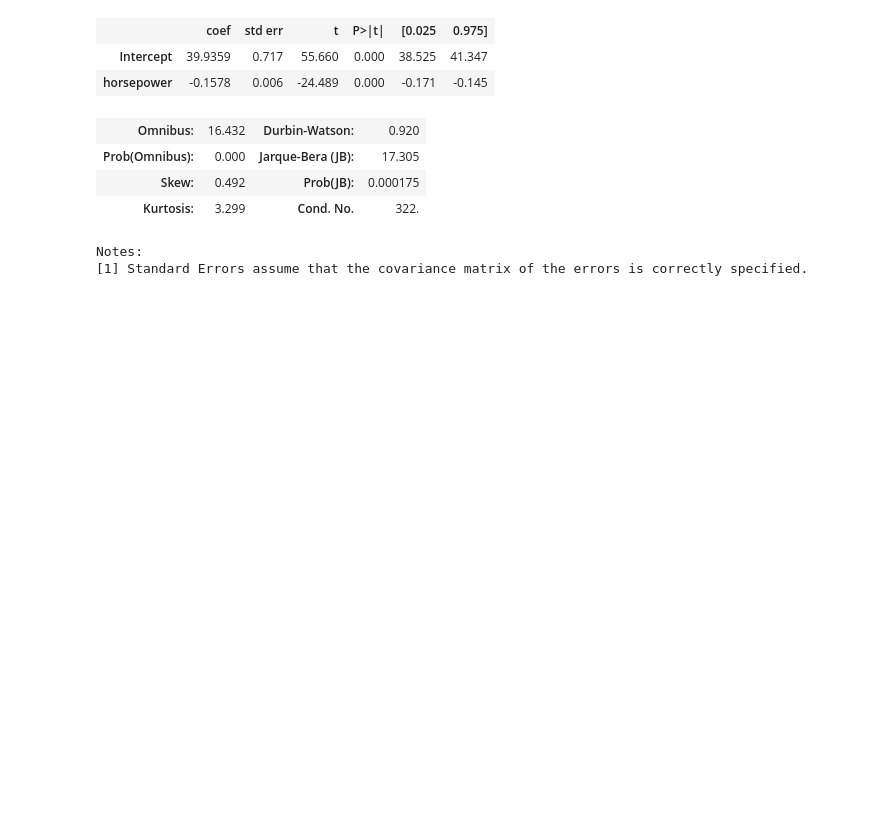
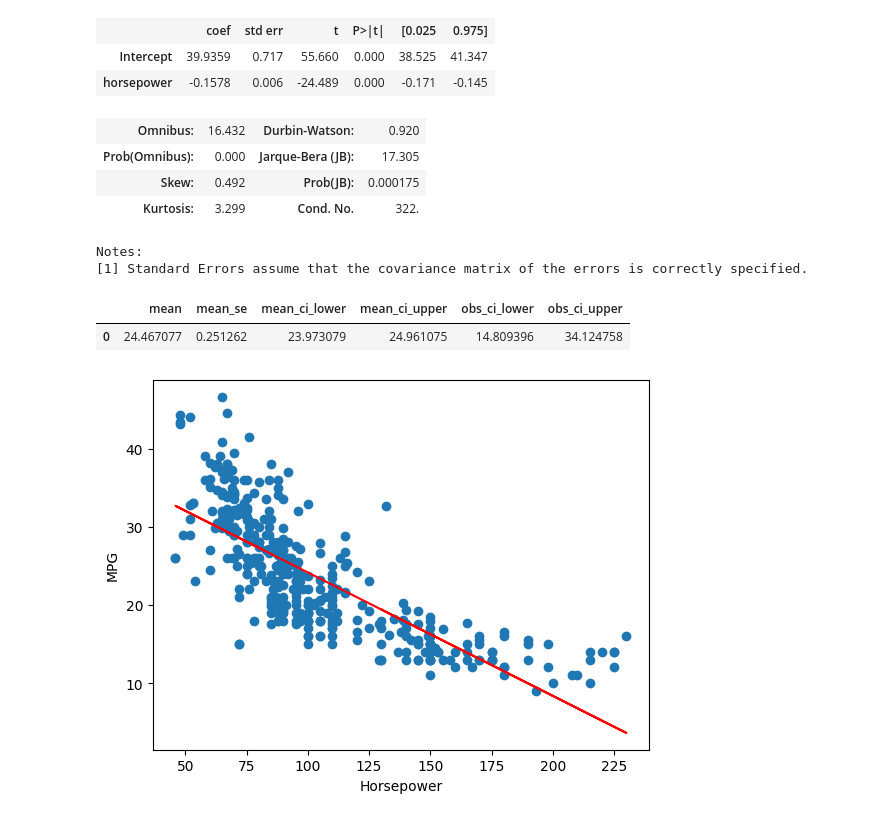
Before and after one commit to samjingwen/islp, a Jupyter notebook: ch03/ch03.ipynb, the cells around one changed output. Drawn from its saved outputs; the diff is of its cells as text; code cells hidden in the pictures; blank space fills up the shorter version.

```diff
--- a/ch03/ch03.ipynb
+++ b/ch03/ch03.ipynb
@@ -52,3 +55,17 @@ OLS Regression Results
 | Kurtosis: | 3.299 | Cond. No. | 322. |
 Notes:
 [1] Standard Errors assume that the covariance matrix of the errors is correctly specified.
+# %%
+predictions = model.get_prediction(pd.DataFrame({'horsepower': [98]}))
+predictions.summary_frame(alpha=0.05)
+# %% [output]
+|  | mean | mean_se | mean_ci_lower | mean_ci_upper | obs_ci_lower | obs_ci_upper |
+| 0 | 24.467077 | 0.251262 | 23.973079 | 24.961075 | 14.809396 | 34.124758 |
+# %%
+plt.xlabel('Horsepower')
+plt.ylabel('MPG')
+plt.scatter(df['horsepower'], df['mpg'])
+plt.plot(df['horsepower'].astype('float'), model.fittedvalues, color='red')
+plt.show()
+# %% [output]
+[figure, added]
```
Also changed, not shown: parts of 3 cells of this notebook.
